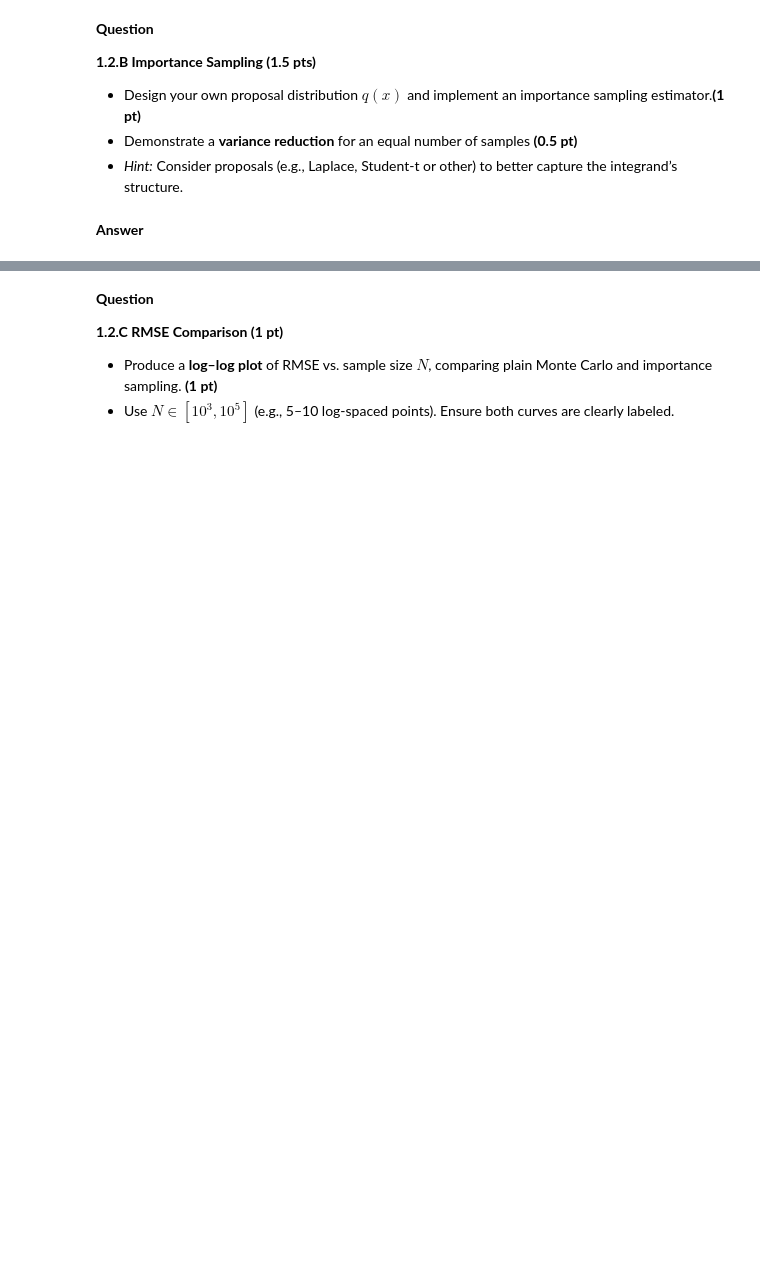
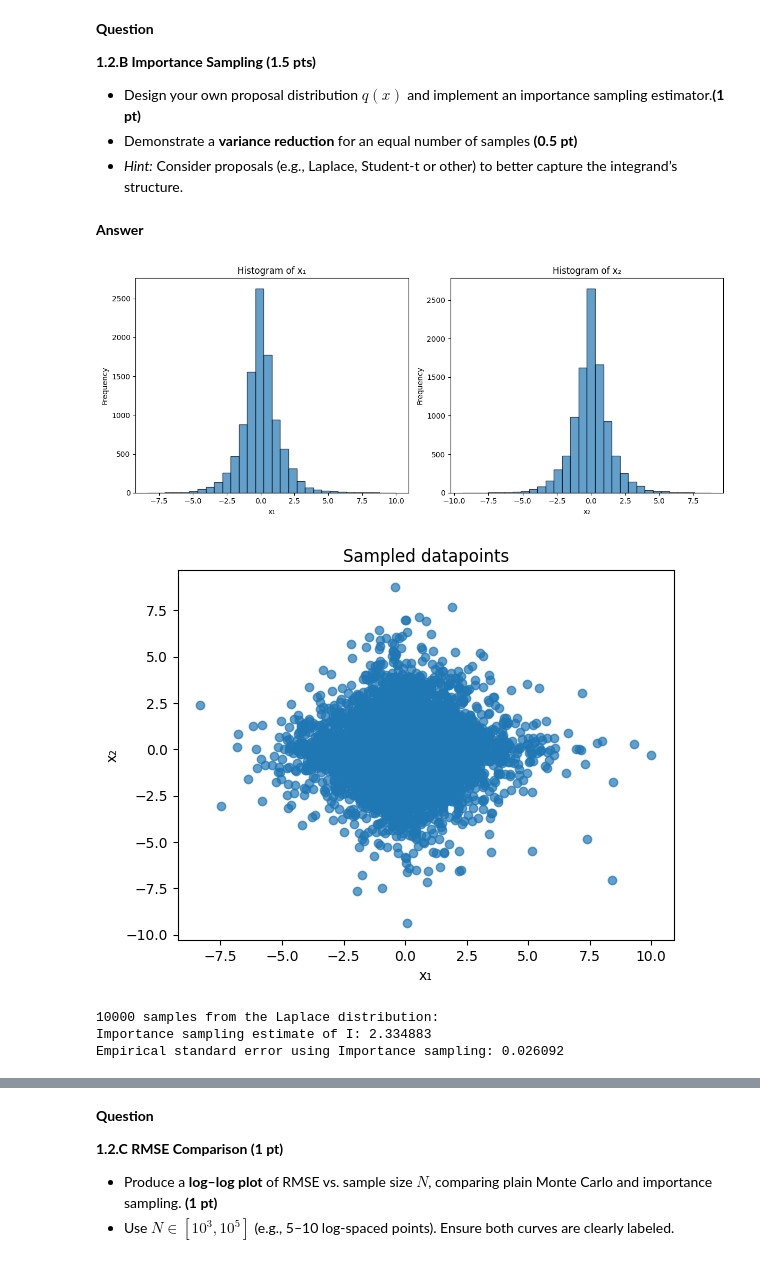
Before and after one commit to Tzu-Liang/COMP64101-Reasoning-and-Learning-under-Uncertainty-Module, a Jupyter notebook: Labs/comp64101_coursework_part1_a49626th.ipynb, the cells around one changed output, grey strips where cells are left out. Saved outputs shown, nothing was run; the diff lists cells and outputs as text; code cells hidden in the pictures; blank space fills up the shorter version.

```diff
--- a/Labs/comp64101_coursework_part1_a49626th.ipynb
+++ b/Labs/comp64101_coursework_part1_a49626th.ipynb
@@ -295,0 +365,57 @@ plt.show()
+# %%
+n_samples = 10000
+
+
+laplace_samples = np.random.laplace(loc=0, scale=1, size=(n_samples, 2))
+
+
+# Visualisation of each axis x1 and x2
+plt.figure(figsize=(12, 5))
+
+plt.subplot(1, 2, 1)
+plt.hist(laplace_samples[:, 0], bins=30, alpha=0.7, edgecolor='black')
+plt.xlabel('x₁')
+plt.ylabel('Frequency')
+plt.title('Histogram of x₁')
+
+plt.subplot(1, 2, 2)
+plt.hist(laplace_samples[:, 1], bins=30, alpha=0.7, edgecolor='black')
+plt.xlabel('x₂')
+plt.ylabel('Frequency')
+plt.title('Histogram of x₂')
+
+plt.tight_layout()
+plt.show()
+
+
+plt.scatter(laplace_samples[:, 0], laplace_samples[:, 1], alpha=0.7)
+plt.xlabel('x₁')
+plt.ylabel('x₂')
+plt.title('Sampled datapoints')
+plt.show()
+# %% [output]
+[figure, added]
+[figure, added]
+# %%
+def importance_sampling(N = 5000):
+    '''
+    N: numner of samples
+    q(x): proposal distribution
+    proposed_samples: samples from a proposed probability distribution q(x)
+    1/N * sum(f/q), where f(x) is the integrand and q(x) is the proposal distribution
+    '''
+    proposed_samples = np.random.laplace(loc=0, scale=1, size=(N, 2)) # Samples from Laplace distribution
+    weights = integrand(proposed_samples) / proposal_distribution(proposed_samples)
+    I_hat = np.mean(weights) # MC estimate
+    empirical_SE = np.std(weights) / np.sqrt(N) # Empirical standard error
+    return I_hat, empirical_SE
+
+n_samples = 10000
+I_hat, empirical_SE = importance_sampling(N = 5000)
+print(f"{n_samples} samples from the Laplace distribution:")
+print(f"Importance sampling estimate of I: {I_hat:.6f}")
+print(f"Empirical standard error using Importance sampling: {empirical_SE:.6f}")
+# %% [output]
+10000 samples from the Laplace distribution:
+Importance sampling estimate of I: 2.334883
+Empirical standard error using Importance sampling: 0.026092
```
Also changed, not shown: parts of 8 cells of this notebook.
